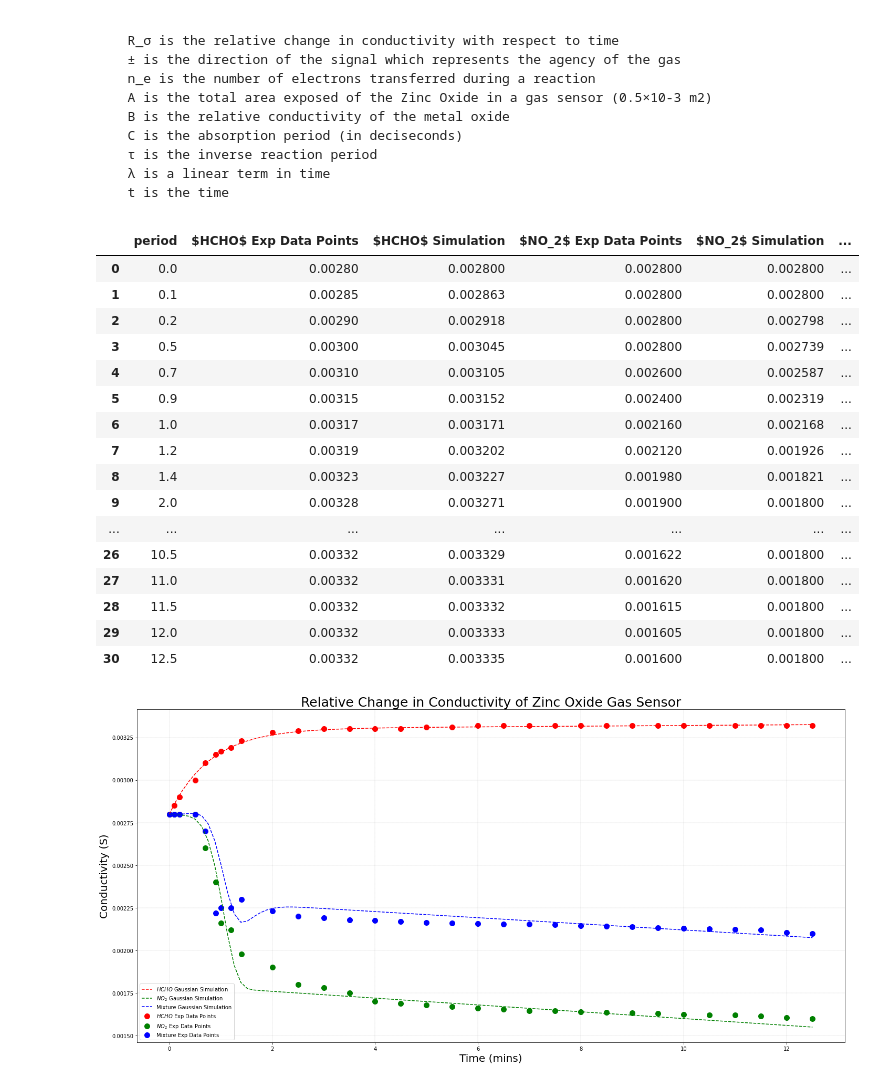
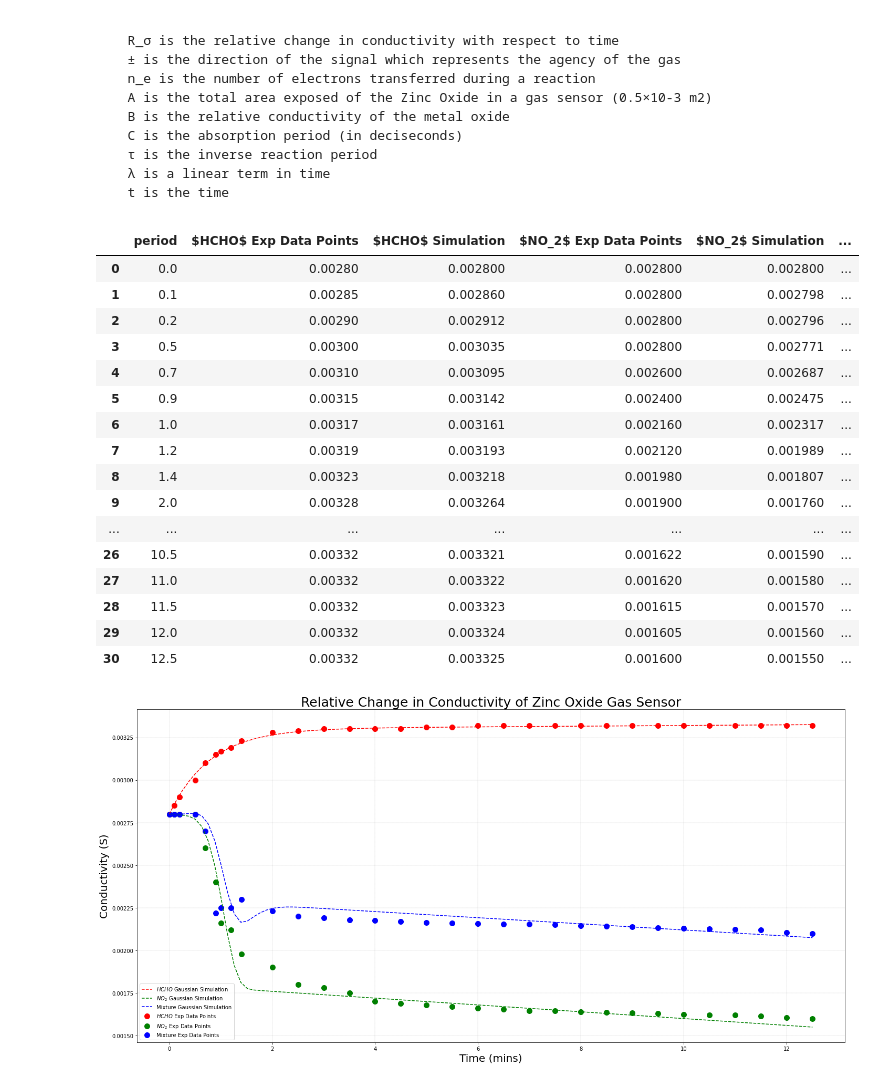
Before and after one commit to Blessing-Mvana-Nhlozi/Physics-Hons-Project, a Jupyter notebook: Simulation Modelling the Conductivity of Metal Oxide Gas Sensors from First Principle.ipynb, the cells around one changed output. Drawn from its saved outputs; the diff is of its cells as text; code cells hidden in the pictures.

```diff
--- a/Simulation Modelling the Conductivity of Metal Oxide Gas Sensors from First Principle.ipynb
+++ b/Simulation Modelling the Conductivity of Metal Oxide Gas Sensors from First Principle.ipynb
@@ -48,5 +48,5 @@ Populating the interactive namespace from numpy and matplotlib
 # %% [markdown]
 ### Loading Experimental Data
 # %%
-df=pd.read_csv('https://raw.githubusercontent.com/Blessing-Mvana-Nhlozi/Physics-Hons-Project/main/Data/Gas%20Sensors%20Experimental%20data_Blessing.csv?token=AVABSYAUORV7GYKR5OJR23DBZ45EI', sep=';')
+df=pd.read_csv('https://raw.githubusercontent.com/Blessing-Mvana-Nhlozi/Physics-Hons-Project/main/Data/Gas%20Sensors%20Experimental%20data_Blessing.csv', sep=';')
 df.head()
@@ -167,31 +174,31 @@ def g(a,b,c,h,t=np.linspace(0,12.5,100)):
 # %%
 dic3={'period':df.Time,
      '$HCHO$ Exp Data Points':df.HCHO.to_list(),
-     '$HCHO$ Simulation':g(0.0005,0.75,1,1/360000,df.Time),
+     '$HCHO$ Simulation':g(0.0005,0.79,1,1/498000,df.Time),
      '$NO_2$ Exp Data Points':df.NO2.to_list(),
-     '$NO_2$ Simulation':g(-0.001,1,4,0,df.Time),
+     '$NO_2$ Simulation':g(-0.001,1.1,5,-1/50000,df.Time),
      'Mixture Exp Data Points':df.MIXTURE.to_list(),
-     'Mixture Simulation':g(-0.0005,0.75,13,0,df.Time)}
+     'Mixture Simulation':g(0.0005,0.79,1,1/498000,df.Time)+g(-0.001,1.1,5,-1/50000,df.Time)-0.0028}
 df3=pd.DataFrame(dic3)
 df3
 # %% [output]
 |  | period | $HCHO$ Exp Data Points | $HCHO$ Simulation | $NO_2$ Exp Data Points | $NO_2$ Simulation | ... |
 | 0 | 0.0 | 0.00280 | 0.002800 | 0.002800 | 0.002800 | ... |
-| 1 | 0.1 | 0.00285 | 0.002863 | 0.002800 | 0.002800 | ... |
-| 2 | 0.2 | 0.00290 | 0.002918 | 0.002800 | 0.002798 | ... |
-| 3 | 0.5 | 0.00300 | 0.003045 | 0.002800 | 0.002739 | ... |
-| 4 | 0.7 | 0.00310 | 0.003105 | 0.002600 | 0.002587 | ... |
-| 5 | 0.9 | 0.00315 | 0.003152 | 0.002400 | 0.002319 | ... |
-| 6 | 1.0 | 0.00317 | 0.003171 | 0.002160 | 0.002168 | ... |
-| 7 | 1.2 | 0.00319 | 0.003202 | 0.002120 | 0.001926 | ... |
-| 8 | 1.4 | 0.00323 | 0.003227 | 0.001980 | 0.001821 | ... |
-| 9 | 2.0 | 0.00328 | 0.003271 | 0.001900 | 0.001800 | ... |
+| 1 | 0.1 | 0.00285 | 0.002860 | 0.002800 | 0.002798 | ... |
+| 2 | 0.2 | 0.00290 | 0.002912 | 0.002800 | 0.002796 | ... |
+| 3 | 0.5 | 0.00300 | 0.003035 | 0.002800 | 0.002771 | ... |
+| 4 | 0.7 | 0.00310 | 0.003095 | 0.002600 | 0.002687 | ... |
+| 5 | 0.9 | 0.00315 | 0.003142 | 0.002400 | 0.002475 | ... |
+| 6 | 1.0 | 0.00317 | 0.003161 | 0.002160 | 0.002317 | ... |
+| 7 | 1.2 | 0.00319 | 0.003193 | 0.002120 | 0.001989 | ... |
+| 8 | 1.4 | 0.00323 | 0.003218 | 0.001980 | 0.001807 | ... |
+| 9 | 2.0 | 0.00328 | 0.003264 | 0.001900 | 0.001760 | ... |
 | ... | ... | ... | ... | ... | ... | ... |
-| 26 | 10.5 | 0.00332 | 0.003329 | 0.001622 | 0.001800 | ... |
-| 27 | 11.0 | 0.00332 | 0.003331 | 0.001620 | 0.001800 | ... |
-| 28 | 11.5 | 0.00332 | 0.003332 | 0.001615 | 0.001800 | ... |
-| 29 | 12.0 | 0.00332 | 0.003333 | 0.001605 | 0.001800 | ... |
-| 30 | 12.5 | 0.00332 | 0.003335 | 0.001600 | 0.001800 | ... |
+| 26 | 10.5 | 0.00332 | 0.003321 | 0.001622 | 0.001590 | ... |
+| 27 | 11.0 | 0.00332 | 0.003322 | 0.001620 | 0.001580 | ... |
+| 28 | 11.5 | 0.00332 | 0.003323 | 0.001615 | 0.001570 | ... |
+| 29 | 12.0 | 0.00332 | 0.003324 | 0.001605 | 0.001560 | ... |
+| 30 | 12.5 | 0.00332 | 0.003325 | 0.001600 | 0.001550 | ... |
 # %%
 rcP['figure.figsize']=20,10
 plt.plot(t,g(0.0005,0.79,1,1/498000),'r--',label='$HCHO$ Gaussian Simulation')
```
Also changed, not shown: parts of 9 cells of this notebook.
